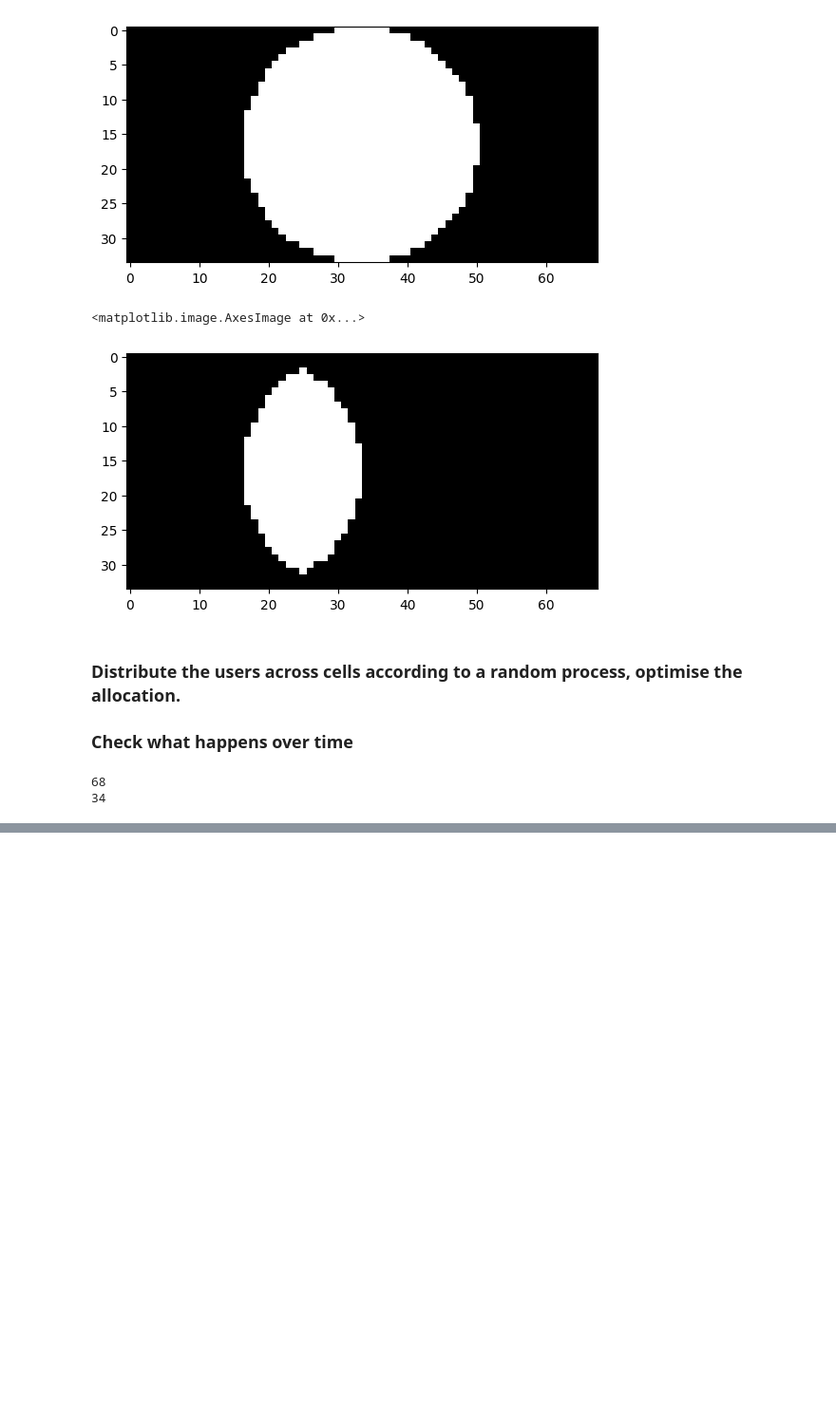
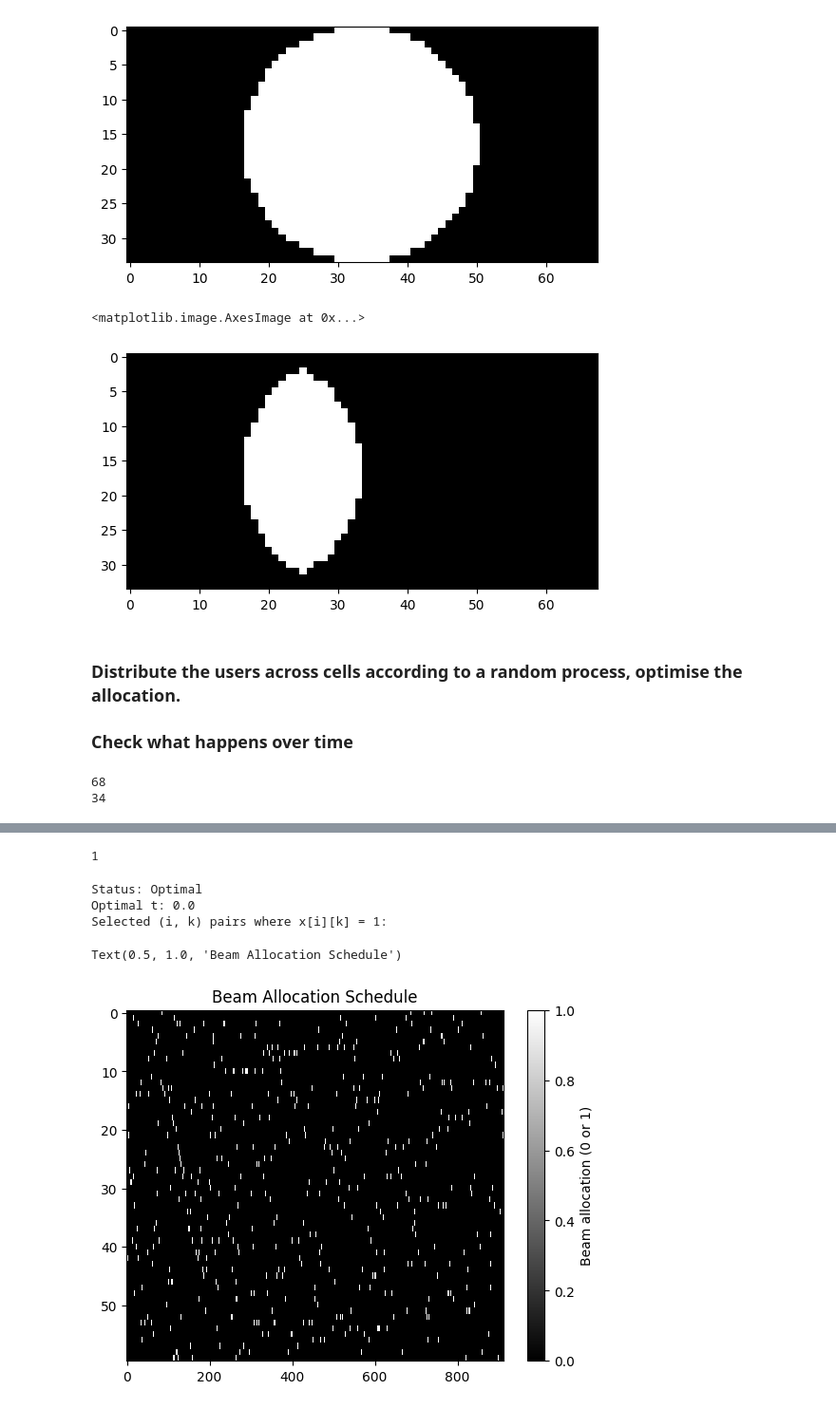
Before and after one commit to AppelEater/P10masters, a Jupyter notebook: investigation_of_demand_over_time.ipynb, the cells around one changed output, grey strips where cells are left out. Shown at 95% size. Cells and saved outputs as stored; diff of their text form; code cells hidden in the pictures; blank space fills up the shorter version.

```diff
--- a/investigation_of_demand_over_time.ipynb
+++ b/investigation_of_demand_over_time.ipynb
@@ -280,0 +389,57 @@ print(len(cells))
+# %%
+# Setup the optimization window
+import numpy as np
+
+
+window = 30
+time_step = 0.25
+
+R = np.array(rates)
+D = np.array(demand)
+
+T = int(window/time_step)
+I = np.arange(T)
+B = number_of_beams_per_satellite
+cell_visible_ids = np.arange(len(distance))
+
+problem = pulp.LpProblem("Satellite_optimization", pulp.LpMaximize)
+
+t = pulp.LpVariable("t", lowBound=0, cat='Continuous')
+x = pulp.LpVariable.dicts("x", (I, cell_visible_ids), cat='Binary')
+
+# Objective
+problem += t
+
+# Constraints
+for k in cell_visible_ids:
+    problem += t <= (R / (T * D[k])) * pulp.lpSum(x[i][k] for i in I)
+
+for i in I:
+    problem += B >= pulp.lpSum(x[i][k] for k in cell_visible_ids)
+
+
+problem.solve(pulp.PULP_CBC_CMD(msg=1, maxNodes= 1000))
+# %% [output]
+1
+# %%
+# Results
+print("Status:", pulp.LpStatus[problem.status])
+print("Optimal t:", pulp.value(t))
+print("Selected (i, k) pairs where x[i][k] = 1:")
+# %% [output]
+Status: Optimal
+Optimal t: 0.0
+Selected (i, k) pairs where x[i][k] = 1:
+# %%
+schedule = np.zeros((T, cell_visible_ids.shape[0]))
+for i in I:
+    for k in cell_visible_ids:
+        if pulp.value(x[i][k]) == 1:
+            schedule[i][k] = 1
+# %%
+plt.imshow(schedule, cmap='gray', aspect='auto', interpolation='none')
+plt.colorbar(label='Beam allocation (0 or 1)')
+plt.title("Beam Allocation Schedule")
+# %% [output]
+Text(0.5, 1.0, 'Beam Allocation Schedule')
+[figure, added]
```
Also changed, not shown: parts of 10 cells of this notebook.
